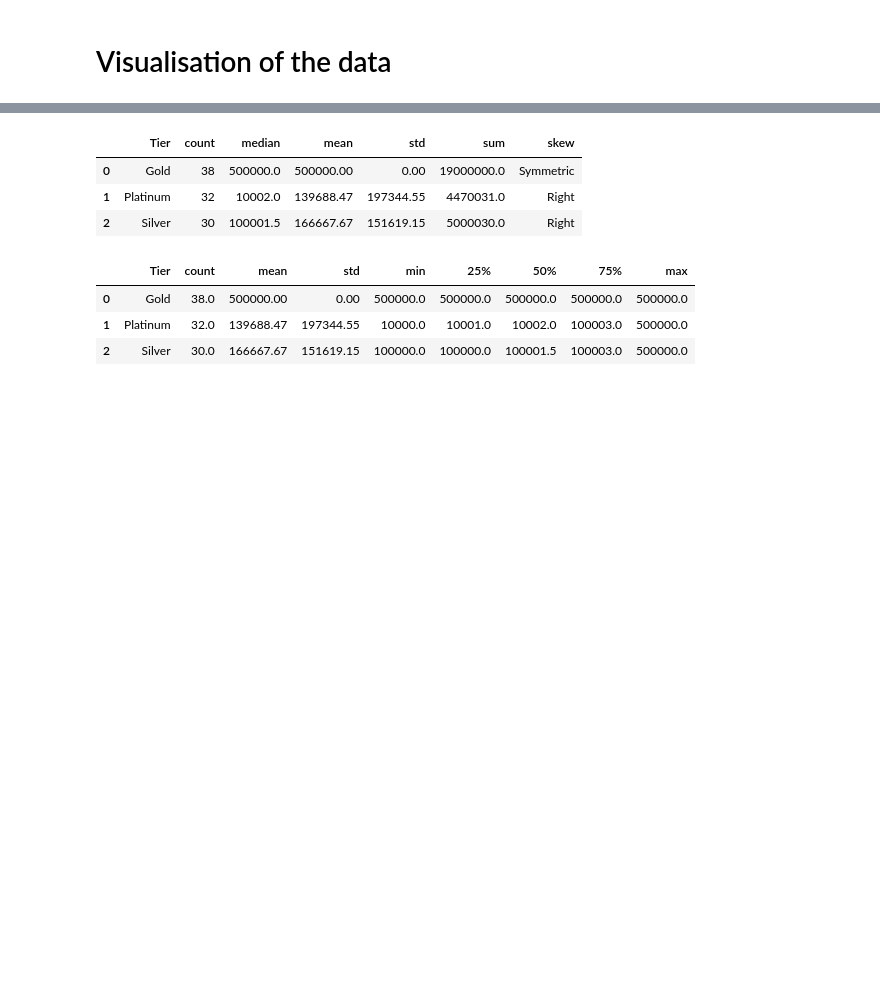
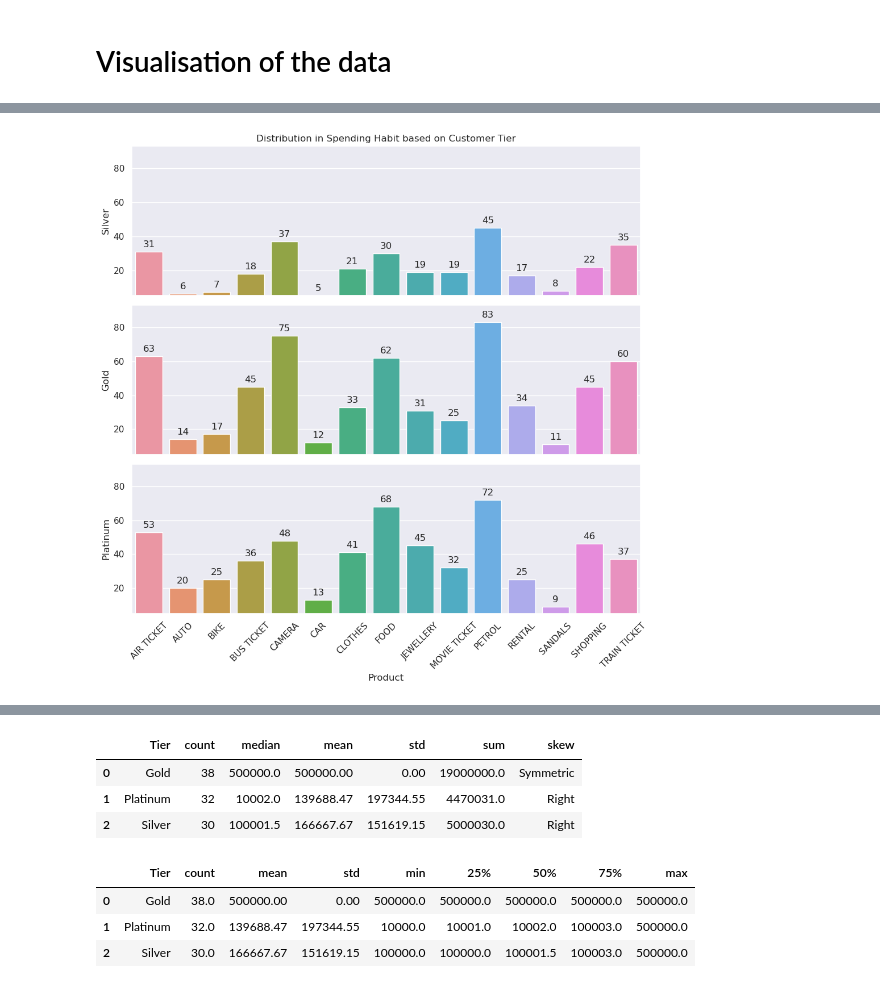
Before and after one commit to laysiong/Data-Analysis-Projects, a Jupyter notebook: credit-card-exploratory-data-analysis.ipynb, the cells around one changed output, grey strips where cells are left out. Cells and saved outputs as stored; diff of their text form; code cells hidden in the pictures; blank space fills up the shorter version.

```diff
--- a/credit-card-exploratory-data-analysis.ipynb
+++ b/credit-card-exploratory-data-analysis.ipynb
@@ -73,3 +180,60 @@ import plotly.express as px
+# %%
+#What are their spending habit in differnt Teir?
+
+# Assuming 'Type' is the column containing the type of spend
+data_merged = Cus_N_Spend_df.groupby(['Tier', 'Type']).size().reset_index(name='Count')
+order = data_merged['Type'].value_counts().index
+
+# Filter data by a specific product, e.g., 'Platinum'
+filtered_data_ax1 = data_merged[data_merged['Tier'] == 'Gold']
+filtered_data_ax2 = data_merged[data_merged['Tier'] == 'Silver']
+filtered_data_ax3 = data_merged[data_merged['Tier'] == 'Platinum']
+
+# Set up the matplotlib figure
+f,(ax1,ax2,ax3) = plt.subplots(3,1,figsize=(10, 10), sharex=True)
+
+
+sns.barplot(data=filtered_data_ax2, x='Type', y='Count',ax=ax1)
+ax1.set_ylabel("Silver")
+
+sns.barplot(data=filtered_data_ax1, x='Type', y='Count',ax=ax2)
+ax2.set_ylabel("Gold")
+
+sns.barplot(data=filtered_data_ax3, x='Type', y='Count',ax=ax3)
+ax3.set_ylabel("Platinum")
+
+
+ax1.set_title('Distribution in Spending Habit based on Customer Tier')
+ax1.set_xlabel('')
+ax2.set_xlabel('')
+ax3.set_xlabel('Product')
+
+plt.xticks(rotation=45)  # Rotate x-axis labels for better visibility
+
+# Set y-axis limits to min and max values
+ax1.set_ylim(data_merged['Count'].min(), data_merged['Count'].max()+10)
+ax2.set_ylim(data_merged['Count'].min(), data_merged['Count'].max()+10)
+ax3.set_ylim(data_merged['Count'].min(), data_merged['Count'].max()+10)
+
+
+# Annotate values on the bars
+def annotate_bars(ax):
+    for p in ax.patches:
+        ax.annotate(format(p.get_height(), '.0f'),
+                    (p.get_x() + p.get_width() / 2., p.get_height()),
+                    ha = 'center', va = 'center',
+                    xytext = (0, 9),
+                    textcoords = 'offset points')
+
+annotate_bars(ax1)
+annotate_bars(ax2)
+annotate_bars(ax3)
+
+# Finalize the plot
+plt.tight_layout(h_pad=1)
+plt.show()
+# %% [output]
+[figure, added]
 # %%
 #What is % of each tier in our customer?
 
```
Also changed, not shown: parts of 25 cells of this notebook.
